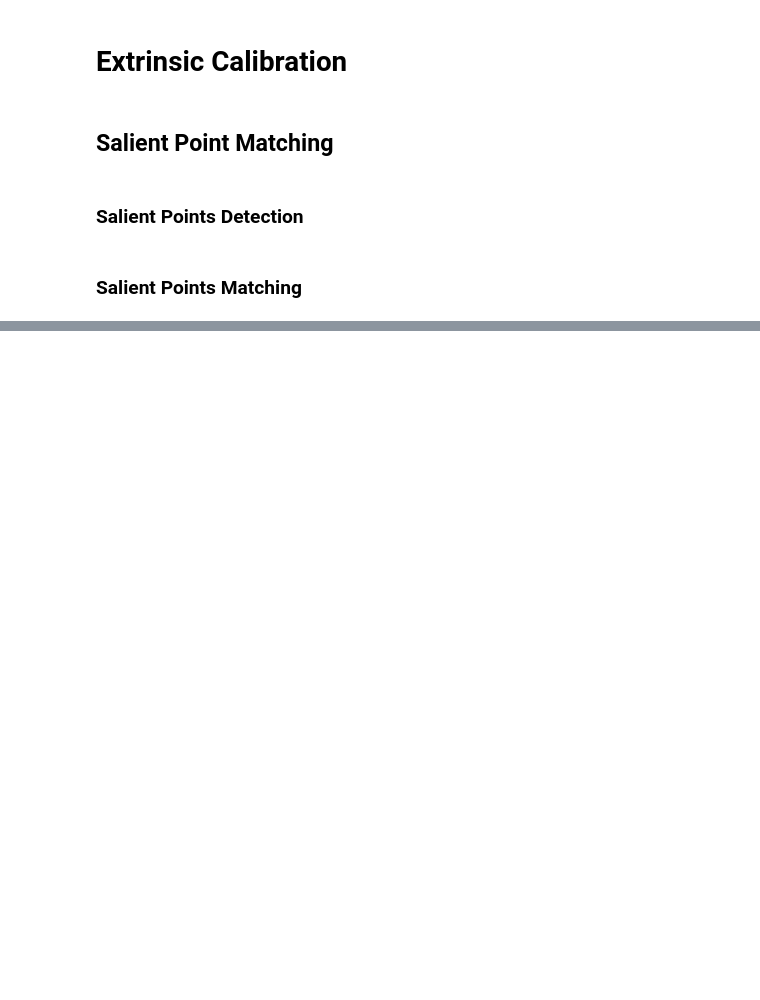
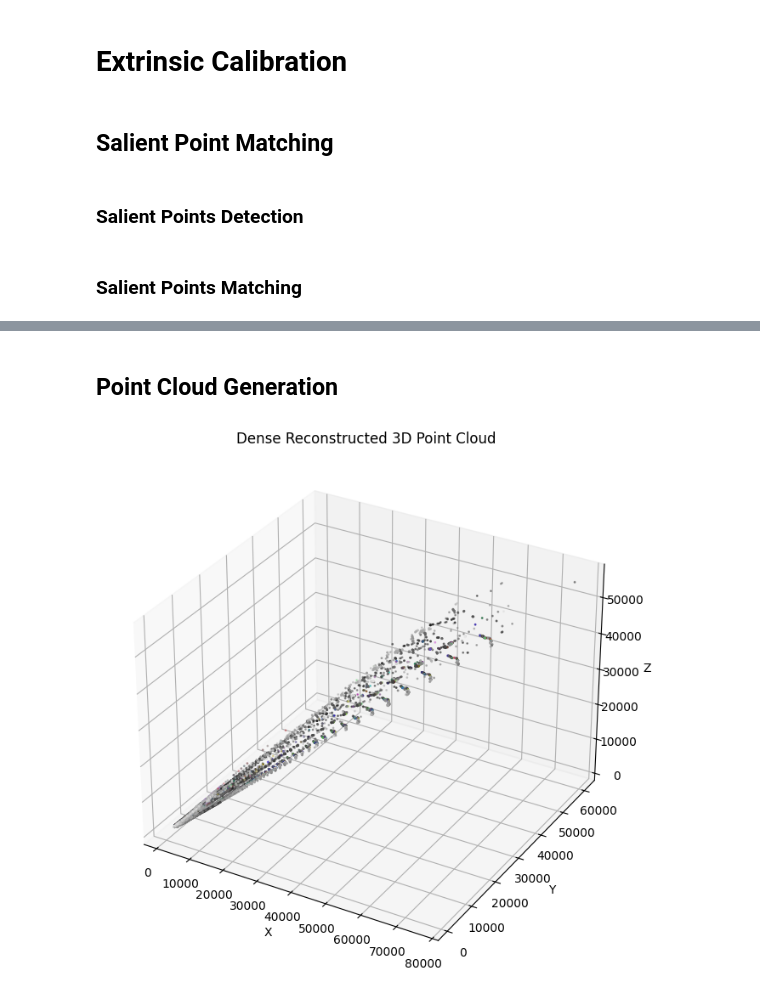
Before and after one commit to FrankSanta/3DReconstruction, a Jupyter notebook: code.ipynb, the cells around one changed output, grey strips where cells are left out. Drawn from its saved outputs; the diff is of its cells as text; code cells hidden in the pictures; blank space fills up the shorter version.

```diff
--- a/code.ipynb
+++ b/code.ipynb
@@ -167,0 +495,32 @@ cv2.destroyAllWindows()
+# %% [markdown]
+## Point Cloud Generation
+# %%
+points_3d = cv2.reprojectImageTo3D(disparity, Q)
+
+# Filter out bad points (disparity == -1)
+mask = disparity > disparity.min()
+out_points = points_3d[mask]
+
+# Get the colors for the points from the original image
+colors = cv2.cvtColor(img1, cv2.COLOR_BGR2RGB)
+out_colors = colors[mask]
+
+# This step is for visualization and debugging.
+from mpl_toolkits.mplot3d import Axes3D
+
+# Downsample the points for faster plotting
+downsample_factor = 2
+out_points_downsampled = out_points[::downsample_factor]
+out_colors_downsampled = out_colors[::downsample_factor]
+
+fig = plt.figure(figsize=(10, 8))
+ax = fig.add_subplot(111, projection='3d')
+ax.scatter(out_points_downsampled[:,0], out_points_downsampled[:,1], out_points_downsampled[:,2],
+           c=out_colors_downsampled / 255.0, s=1)
+ax.set_xlabel('X')
+ax.set_ylabel('Y')
+ax.set_zlabel('Z')
+ax.set_title('Dense Reconstructed 3D Point Cloud')
+plt.show()
+# %% [output]
+[figure, added]
```
Also changed, not shown: parts of 23 cells of this notebook, 32 other files.
